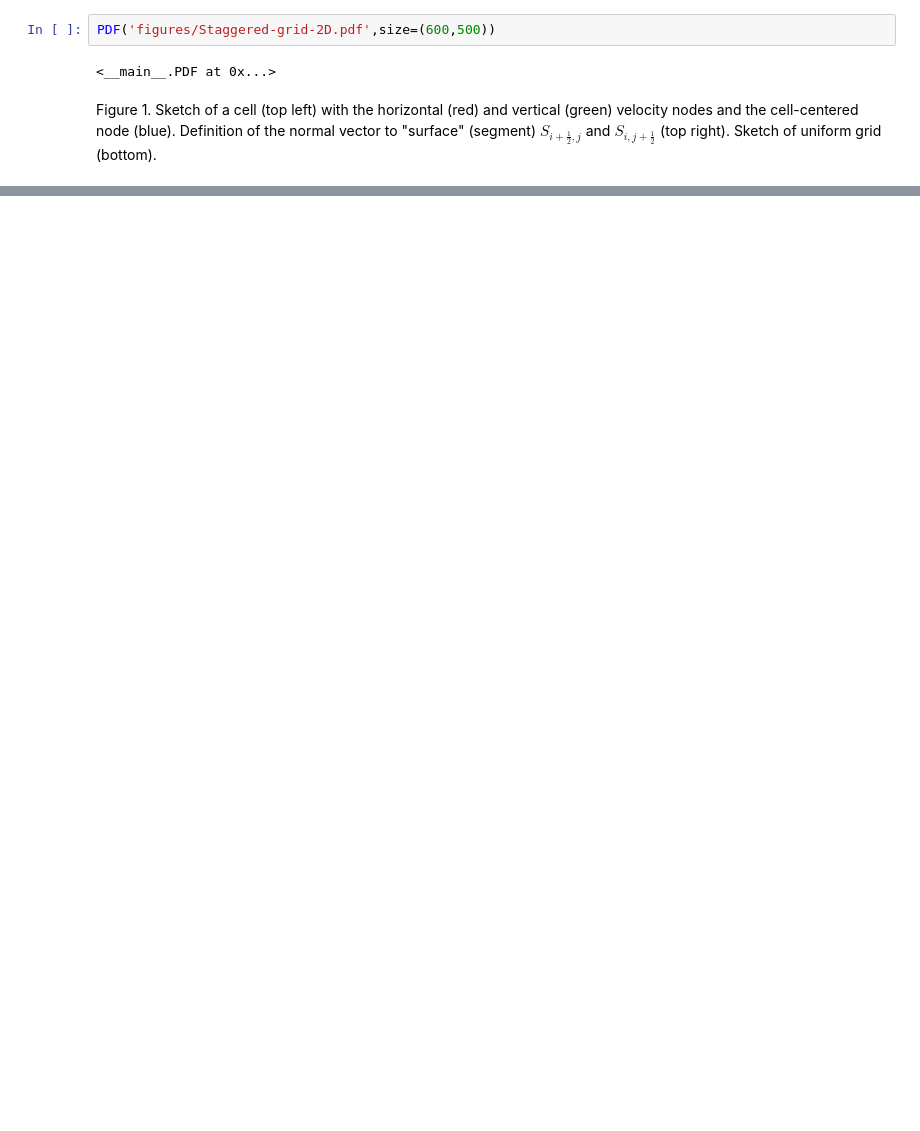
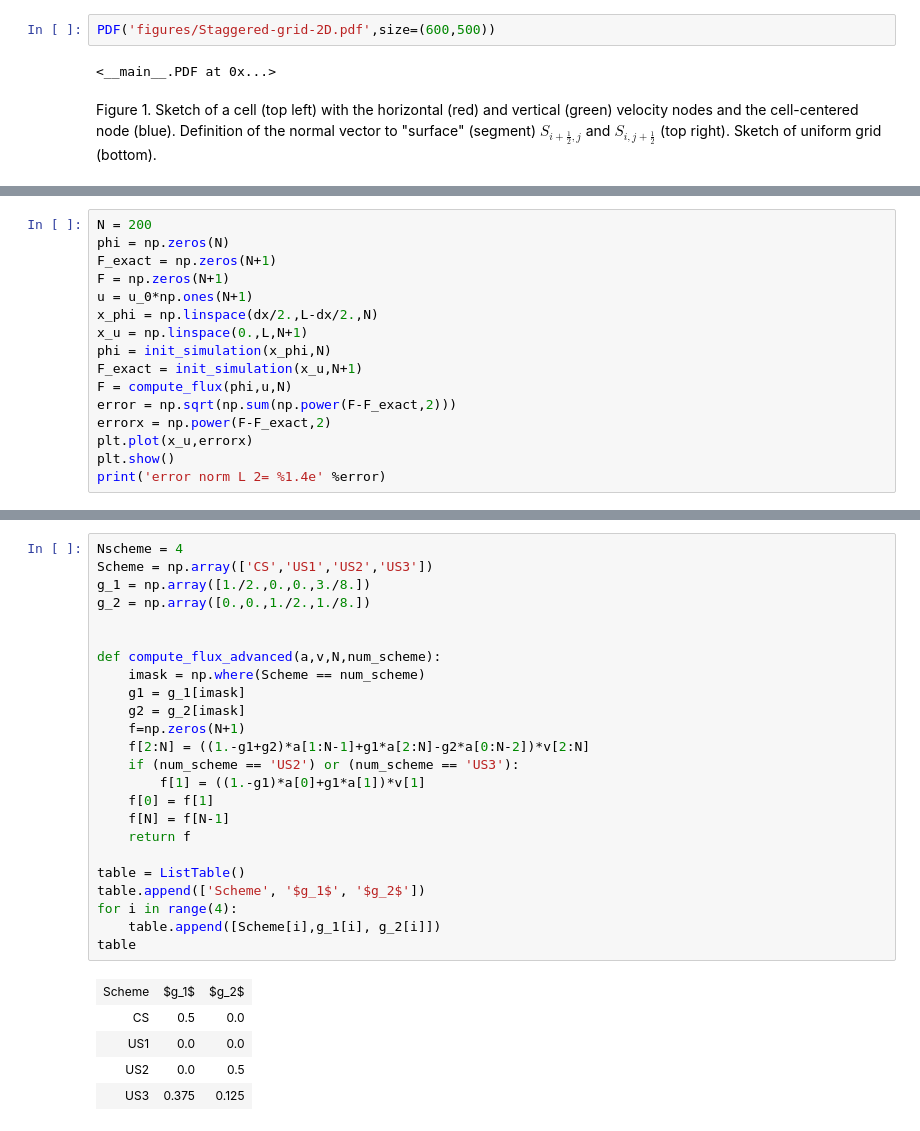
Before and after one commit to yvesdubief/UVM-ME249-CFD, a Jupyter notebook: ME249-Lecture-0.ipynb, the cells around one changed output, grey strips where cells are left out. Saved outputs shown, nothing was run; the diff lists cells and outputs as text; blank space fills up the shorter version.

```diff
--- a/ME249-Lecture-0.ipynb
+++ b/ME249-Lecture-0.ipynb
@@ -142,0 +319,16 @@ def compute_flux(a,v,N,t):
+# %%
+N = 200
+phi = np.zeros(N)
+F_exact = np.zeros(N+1)
+F = np.zeros(N+1)
+u = u_0*np.ones(N+1)
+x_phi = np.linspace(dx/2.,L-dx/2.,N)
+x_u = np.linspace(0.,L,N+1)
+phi = init_simulation(x_phi,N)
+F_exact = init_simulation(x_u,N+1)
+F = compute_flux(phi,u,N)
+error = np.sqrt(np.sum(np.power(F-F_exact,2)))
+errorx = np.power(F-F_exact,2)
+plt.plot(x_u,errorx)
+plt.show()
+print('error norm L 2= %1.4e' %error)
@@ -142,0 +378,30 @@ def compute_flux(a,v,N,t):
+# %%
+Nscheme = 4
+Scheme = np.array(['CS','US1','US2','US3'])
+g_1 = np.array([1./2.,0.,0.,3./8.])
+g_2 = np.array([0.,0.,1./2.,1./8.])
+
+
+def compute_flux_advanced(a,v,N,num_scheme):
+    imask = np.where(Scheme == num_scheme)
+    g1 = g_1[imask]
+    g2 = g_2[imask]
+    f=np.zeros(N+1)
+    f[2:N] = ((1.-g1+g2)*a[1:N-1]+g1*a[2:N]-g2*a[0:N-2])*v[2:N]
+    if (num_scheme == 'US2') or (num_scheme == 'US3'):
+        f[1] = ((1.-g1)*a[0]+g1*a[1])*v[1]
+    f[0] = f[1]
+    f[N] = f[N-1]
+    return f
+
+table = ListTable()
+table.append(['Scheme', '$g_1$', '$g_2$'])
+for i in range(4):
+    table.append([Scheme[i],g_1[i], g_2[i]])
+table
+# %% [output]
+| Scheme | $g_1$ | $g_2$ |
+| CS | 0.5 | 0.0 |
+| US1 | 0.0 | 0.0 |
+| US2 | 0.0 | 0.5 |
+| US3 | 0.375 | 0.125 |
```
Also changed, not shown: parts of 33 cells of this notebook.
